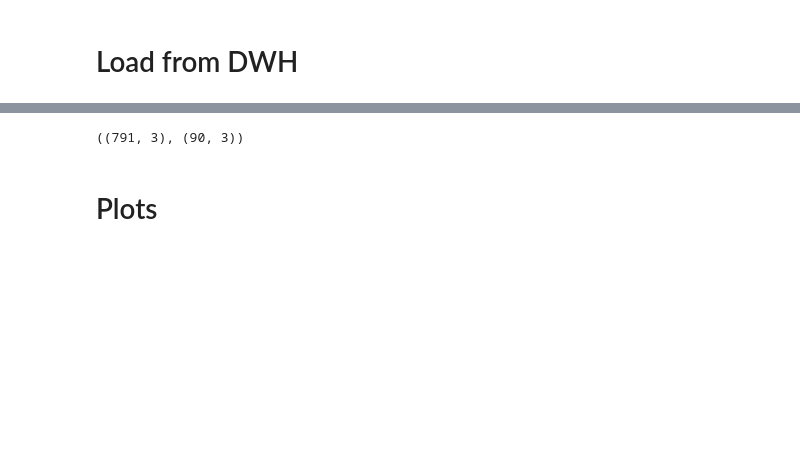
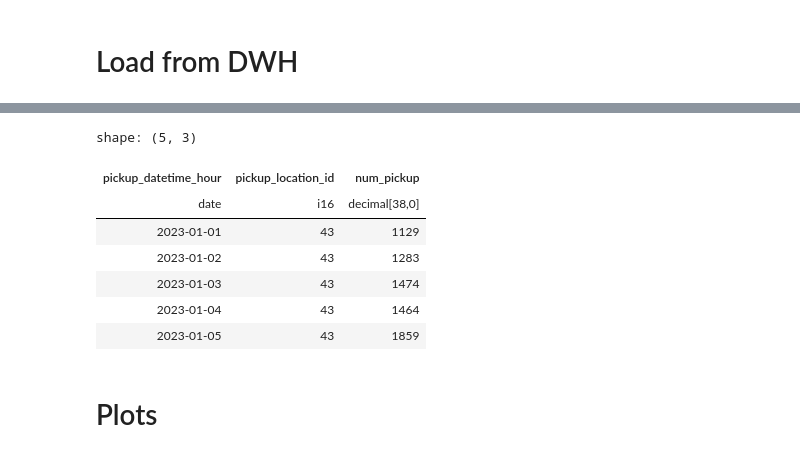
Before and after one commit to slafaurie/taxi_demand_service, a Jupyter notebook: notebooks/02_exploratory_data_analysis.ipynb, the cells around one changed output, grey strips where cells are left out. Saved outputs shown, nothing was run; the diff lists cells and outputs as text; code cells hidden in the pictures; blank space fills up the shorter version.

```diff
--- a/notebooks/02_exploratory_data_analysis.ipynb
+++ b/notebooks/02_exploratory_data_analysis.ipynb
@@ -32,8 +32,8 @@ logger = get_logger("dwh")
 # %%
 df = run_database_operation(
     operation="fetch_pickup_data",
-    from_date=datetime(2021, 1, 1),
-    to_date=TODAY_IS,
+    from_date=datetime(2023, 1, 1),
+    to_date=datetime(2024,1,1),
     pickup_locations=[43]
 )
 
@@ -41,8 +43,14 @@ df = run_database_operation(
-# %%
-train, test = split_into_train_and_test(df)
-train.shape, test.shape
-# %% [output]
-((791, 3), (90, 3))
+# %%
+df.head()
+# %% [output]
+shape: (5, 3)
+| pickup_datetime_hour | pickup_location_id | num_pickup |
+| date | i16 | decimal[38,0] |
+| 2023-01-01 | 43 | 1129 |
+| 2023-01-02 | 43 | 1283 |
+| 2023-01-03 | 43 | 1474 |
+| 2023-01-04 | 43 | 1464 |
+| 2023-01-05 | 43 | 1859 |
 # %%
 # plotting functions work better with pandas
 train_pd = train.to_pandas()
```
Also changed, not shown: parts of 2 cells of this notebook, 3 other files.
